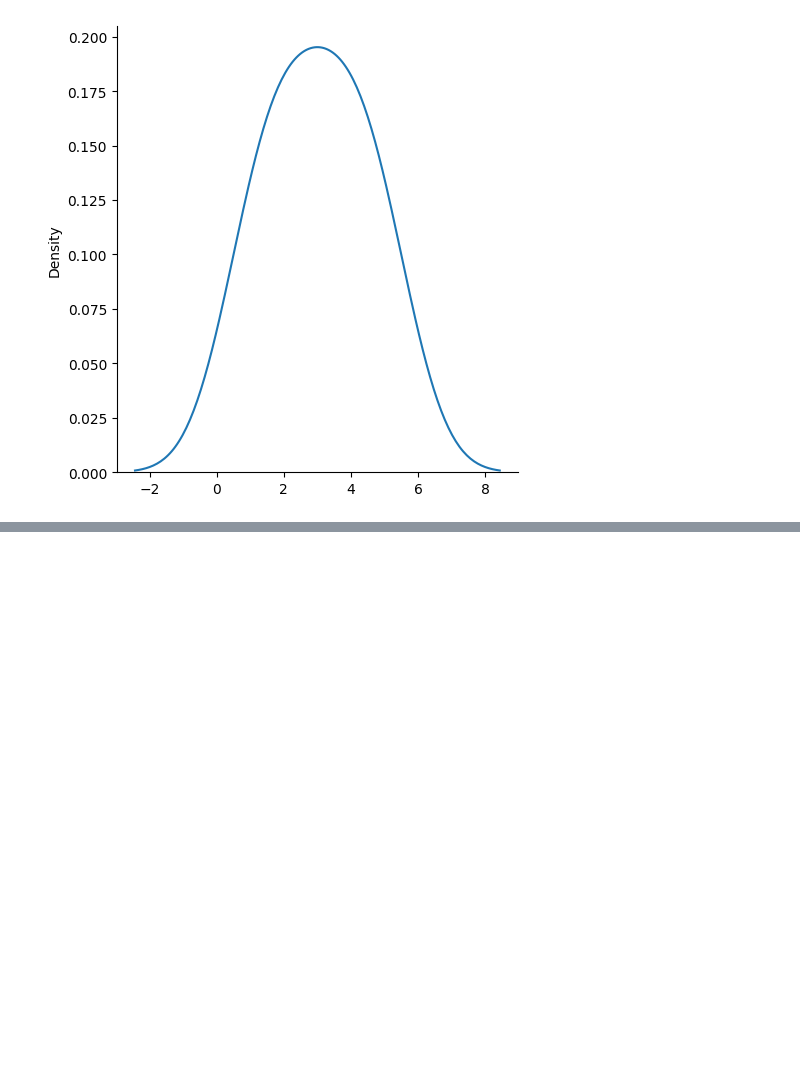
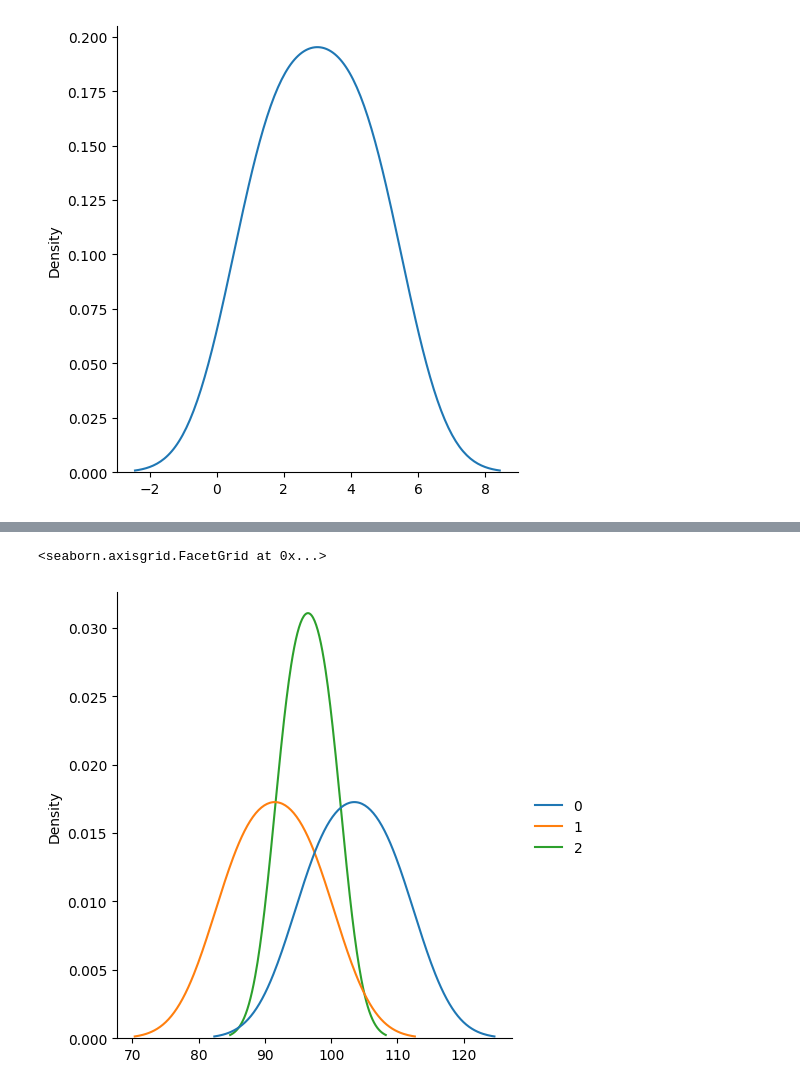
Before and after one commit to natitam1/AI-ML, a Jupyter notebook: seaborn/visualize.ipynb, the cells around one changed output, grey strips where cells are left out. Saved outputs shown, nothing was run; the diff lists cells and outputs as text; code cells hidden in the pictures; blank space fills up the shorter version.

```diff
--- a/seaborn/visualize.ipynb
+++ b/seaborn/visualize.ipynb
@@ -18,0 +19,7 @@ array([[ 0.45697426,  1.19775349,  0.7469423 ],
+# %%
+y = random.binomial(size=(2, 3), n=200, p=0.5)
+y
+sns.displot(y, kind='kde')
+# %% [output]
+<seaborn.axisgrid.FacetGrid at 0x...>
+[figure, added]
```
Also changed, not shown: parts of 1 cell of this notebook, 3 other files.
